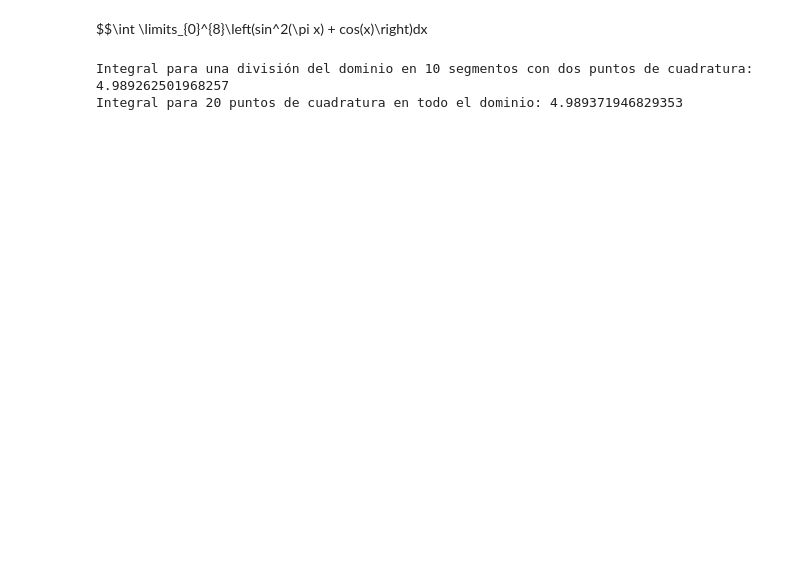
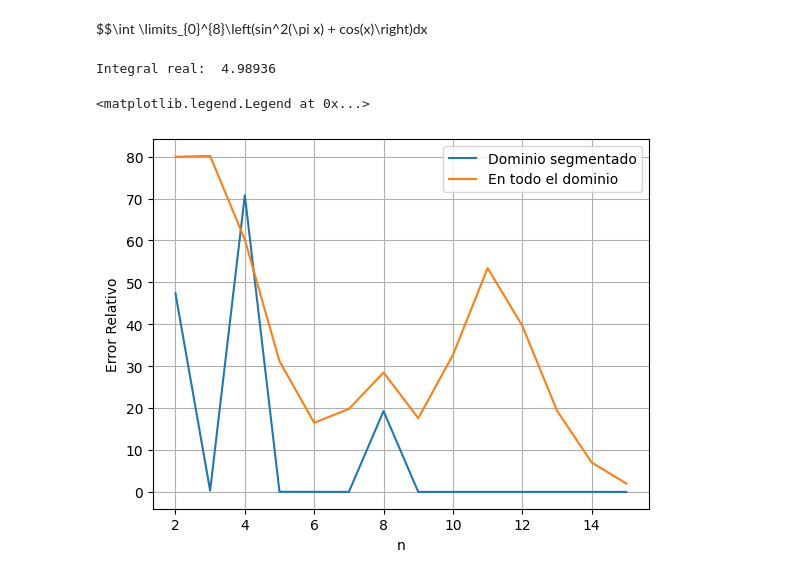
Before and after one commit to JulianSoZa/MiniProjects_NumericMethods, a Jupyter notebook: MiniProject1_GP1/exercise3.ipynb, the cells around one changed output. Cells and saved outputs as stored; diff of their text form; code cells hidden in the pictures; blank space fills up the shorter version.

```diff
--- a/MiniProject1_GP1/exercise3.ipynb
+++ b/MiniProject1_GP1/exercise3.ipynb
@@ -3,41 +3,64 @@ $$\int \limits_{0}^{8}\left(sin^2(\pi x) + cos(x)\right)dx
 # %%
 import numpy as np
 import sympy as sym
+import matplotlib.pyplot as plt
 
-def numericalIntegration1D(xa, xb, f, n):
+def numerical_integration_1D(xa, xb, f, n):
     puntos, wi = np.polynomial.legendre.leggauss(n)
 
     m = (xb-xa)/2
     xi = m*puntos + m+xa
 
     yi = sym.lambdify(x, f)(xi)
     area = (xb-xa)*sum(wi*yi)/2
     return area
 
+def segmented_1D_numerical_integration(la, lb, n, f):
+    xn = np.linspace(la, lb, n+1)
+
+    integral = 0
+    for j in range(n):
+        xa = xn[j]
+        xb = xn[j+1]
+
+        area = numerical_integration_1D(xa, xb, f, 2)
+        integral += area
+    return integral
+
 x = sym.Symbol('x')
 f = (sym.sin(sym.pi*x))**2 + sym.cos(x)
-la = 0
-lb = 8
 
-n = 10
-xn = np.linspace(la, lb, n+1)
+la, lb = (0, 8)
 
-integral = 0
+integralReal = round(sym.integrate(f, (x, la, lb)),5)
+print('Integral real: ', round(integralReal,5))
 
-for i in range(n):
-    xa = xn[i]
-    xb = xn[i+1]
+n = 15
 
-    area = numericalIntegration1D(xa, xb, f, 2)
-    integral += area
+n_Integrals_SegmentedDomain = []
+n_Integrals_FullDomain = []
+errorR_SegmentedDomain = []
+errorR_FullDomain = []
 
-print(f"Integral para una división del dominio en {n} segmentos con dos puntos de cuadratura: {integral}")
+ns = np.arange(2, n+1, 1)
 
-n = 20
+for n in ns:
+    integral = segmented_1D_numerical_integration(la, lb, n, f)
+    n_Integrals_SegmentedDomain.append(integral)
+    errorR_SegmentedDomain.append(round(100*abs(integral-integralReal)/integralReal,3))
 
-integral = numericalIntegration1D(la, lb, f, n)
+    integral = numerical_integration_1D(la, lb, f, n)
+    n_Integrals_FullDomain.append(integral)
+    errorR_FullDomain.append(round(100*abs(integral-integralReal)/integralReal,3))
 
-print(f"Integral para {n} puntos de cuadratura en todo el dominio: {integral}")
+plt.figure()
+plt.plot(ns, errorR_SegmentedDomain, label = "Dominio segmentado")
+plt.plot(ns, errorR_FullDomain, label = "En todo el dominio")
+plt.grid()
+plt.xlabel("n")
+plt.ylabel("Error Relativo")
+plt.legend()
 # %% [output]
-Integral para una división del dominio en 10 segmentos con dos puntos de cuadratura: 4.989262501968257
-Integral para 20 puntos de cuadratura en todo el dominio: 4.989371946829353
+Integral real:  4.98936
+<matplotlib.legend.Legend at 0x...>
+[figure, added]
```
